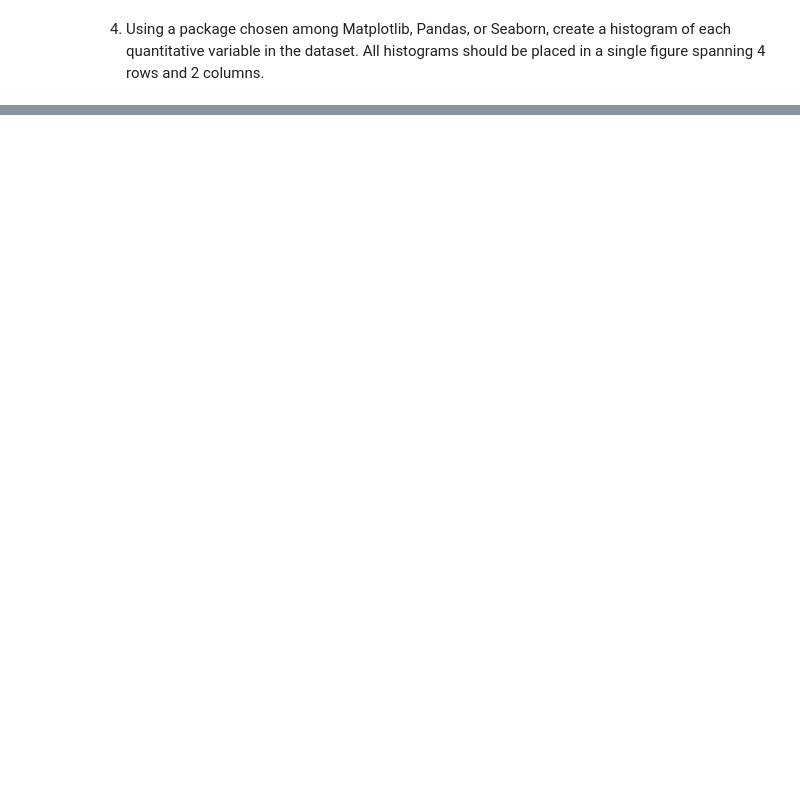
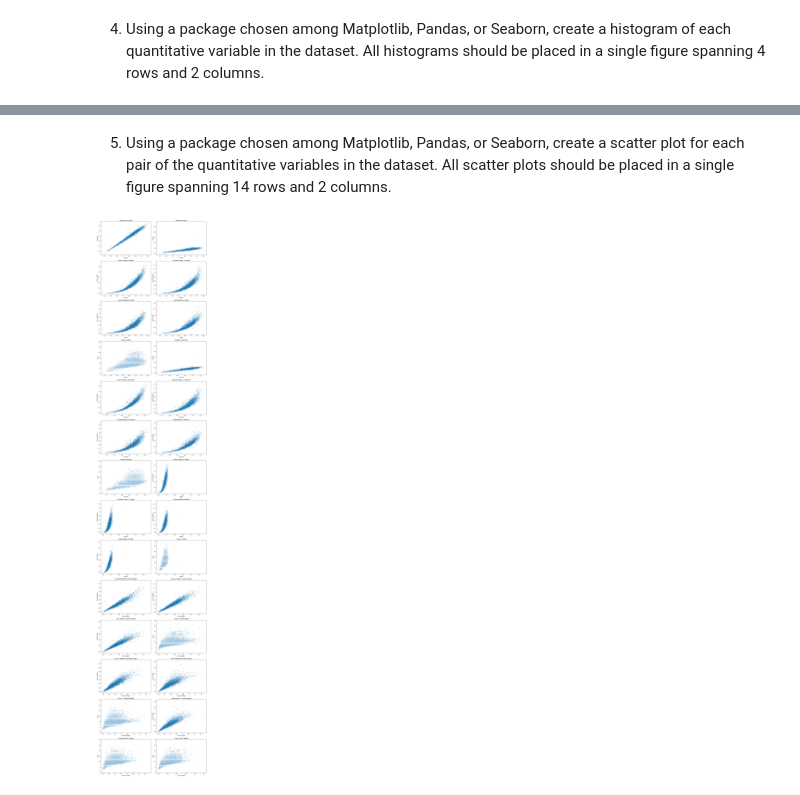
Before and after one commit to Matio004/ProgramingInPython, a Jupyter notebook: zad1/analysis.ipynb, the cells around one changed output, grey strips where cells are left out. Drawn from its saved outputs; the diff is of its cells as text; code cells hidden in the pictures; blank space fills up the shorter version.

```diff
--- a/zad1/analysis.ipynb
+++ b/zad1/analysis.ipynb
@@ -47,0 +63,22 @@ data.plot
+# %% [markdown]
+5. Using a package chosen among Matplotlib, Pandas, or Seaborn, create a scatter plot for each pair of the quantitative variables in the     dataset. All scatter plots should be placed in a single figure spanning 14 rows and 2 columns.
+# %%
+pairs = list(combinations(num_cols, 2))
+rows, cols = 14, 2
+
+fig, axes = plt.subplots(rows, cols, figsize=(14, 70))
+axes = axes.ravel()
+
+for ax, (xcol, ycol) in zip(axes, pairs):
+    ax.scatter(data[xcol], data[ycol], s=5, alpha=0.6)
+    ax.set_xlabel(xcol)
+    ax.set_ylabel(ycol)
+    ax.set_title(f'{ycol} vs {xcol}')
+
+for k in range(len(pairs), len(axes)):
+    axes[k].set_visible(False)
+
+plt.tight_layout()
+plt.show()
+# %% [output]
+[figure, added]
```
Also changed, not shown: parts of 14 cells of this notebook.
